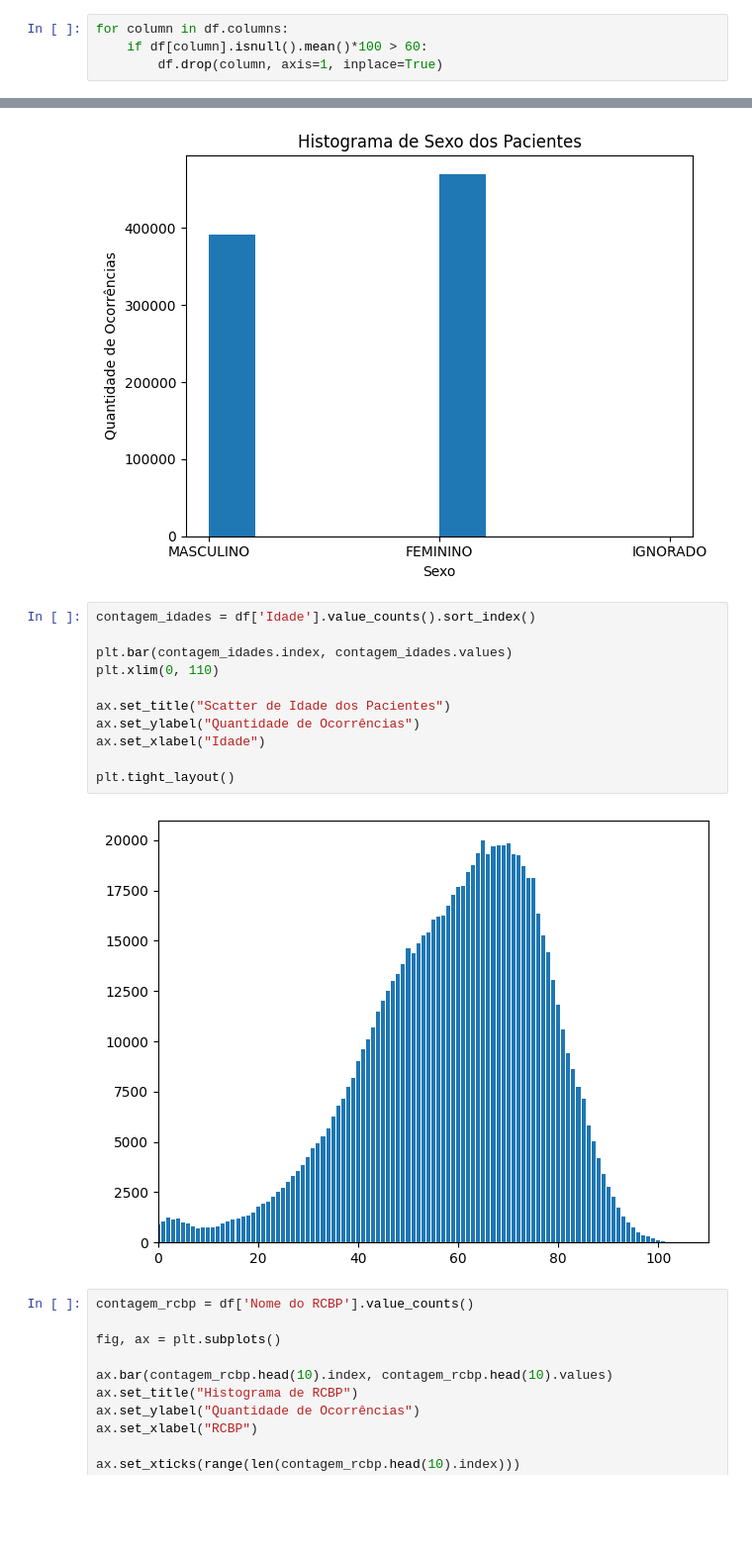
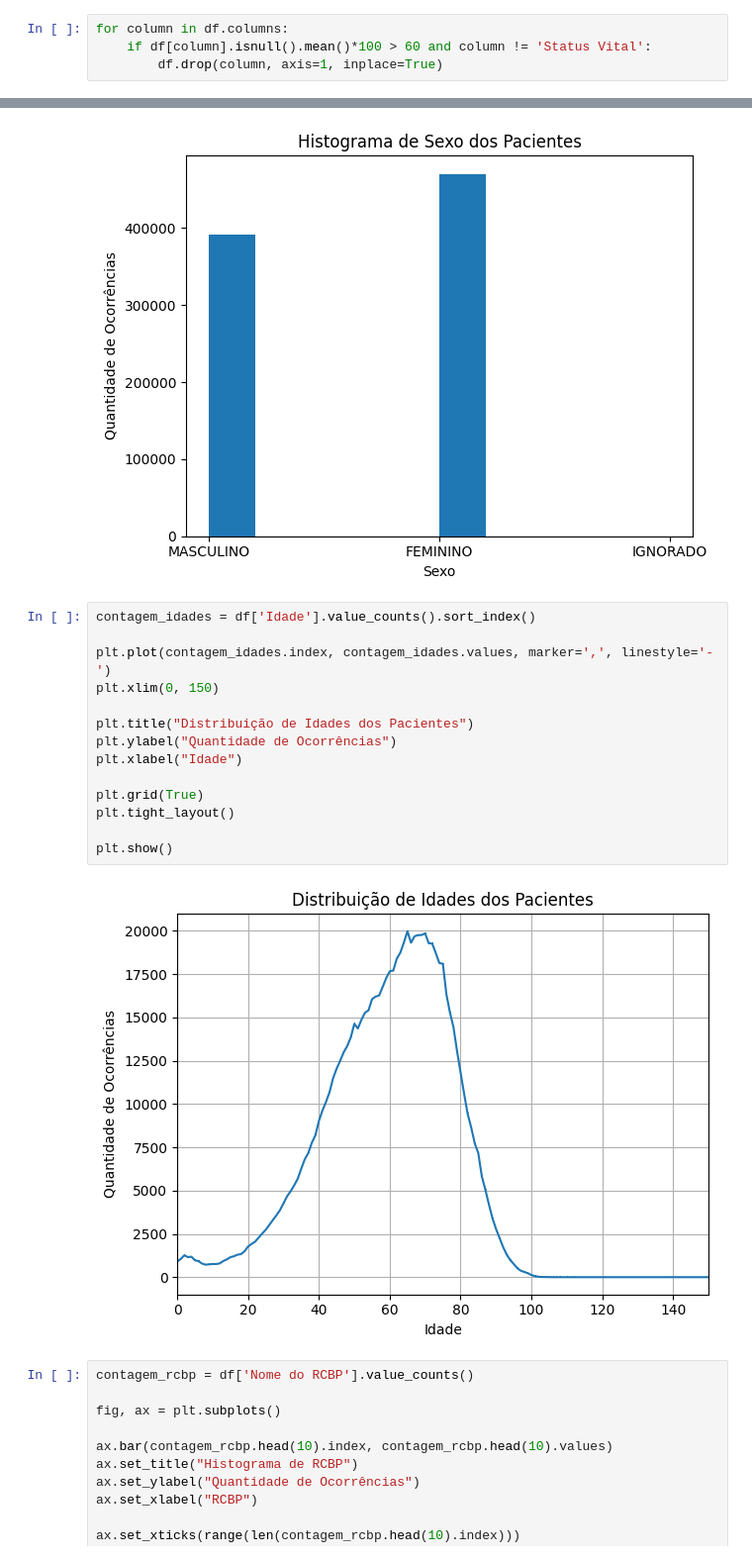
Before and after one commit to MateusVasc/IC-Cancer-Time-Series, a Jupyter notebook: analise_1.ipynb, the cells around one changed output, grey strips where cells are left out. Shown at 99% size. Saved outputs shown, nothing was run; the diff lists cells and outputs as text; blank space fills up the shorter version.

```diff
--- a/analise_1.ipynb
+++ b/analise_1.ipynb
@@ -90,7 +90,7 @@ Porcentagem de valores nulos na coluna Metástase à distância: 99.96
 Porcentagem de valores nulos na coluna Unnamed: 37: 100.0
 # %%
 for column in df.columns:
-    if df[column].isnull().mean()*100 > 60:
+    if df[column].isnull().mean()*100 > 60 and column != 'Status Vital':
         df.drop(column, axis=1, inplace=True)
 # %%
 df['Data de Nascimento'] = pd.to_datetime(df['Data de Nascimento'], errors='coerce')
@@ -147,16 +147,19 @@ plt.tight_layout()
 # %%
 contagem_idades = df['Idade'].value_counts().sort_index()
 
-plt.bar(contagem_idades.index, contagem_idades.values)
-plt.xlim(0, 110)
+plt.plot(contagem_idades.index, contagem_idades.values, marker=',', linestyle='-')
+plt.xlim(0, 150)
 
-ax.set_title("Scatter de Idade dos Pacientes")
-ax.set_ylabel("Quantidade de Ocorrências")
-ax.set_xlabel("Idade")
+plt.title("Distribuição de Idades dos Pacientes")
+plt.ylabel("Quantidade de Ocorrências")
+plt.xlabel("Idade")
 
+plt.grid(True)
 plt.tight_layout()
+
+plt.show()
 # %% [output]
-[figure, old version]
+[figure, new version]
 # %%
 contagem_rcbp = df['Nome do RCBP'].value_counts()
 
```
Also changed, not shown: parts of 7 cells of this notebook.
